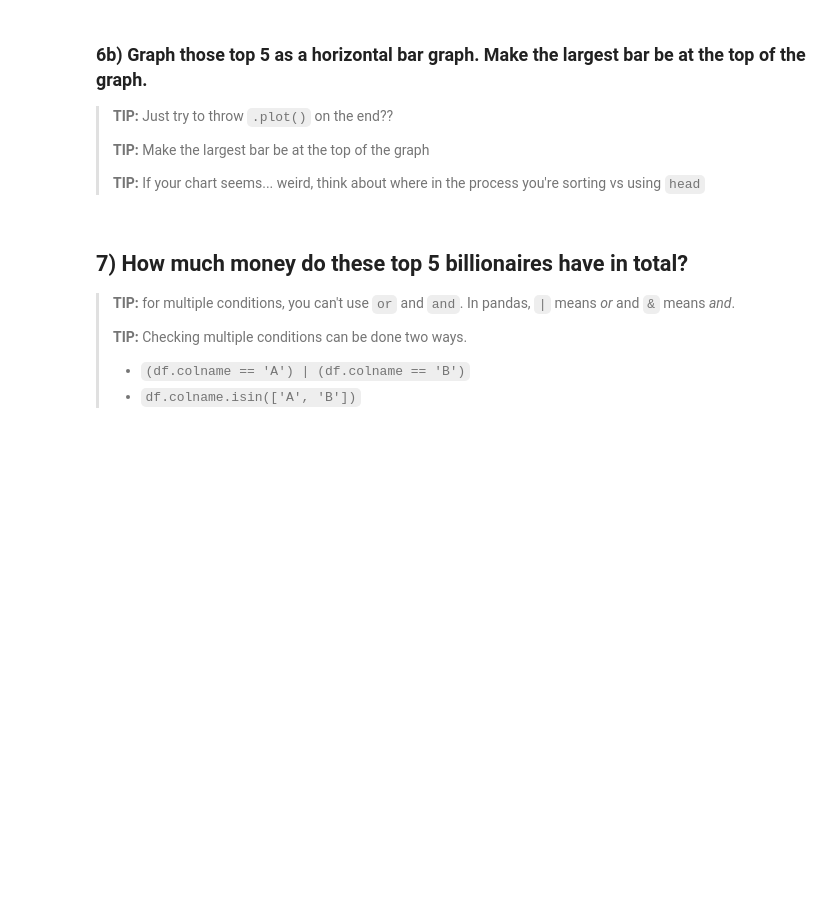
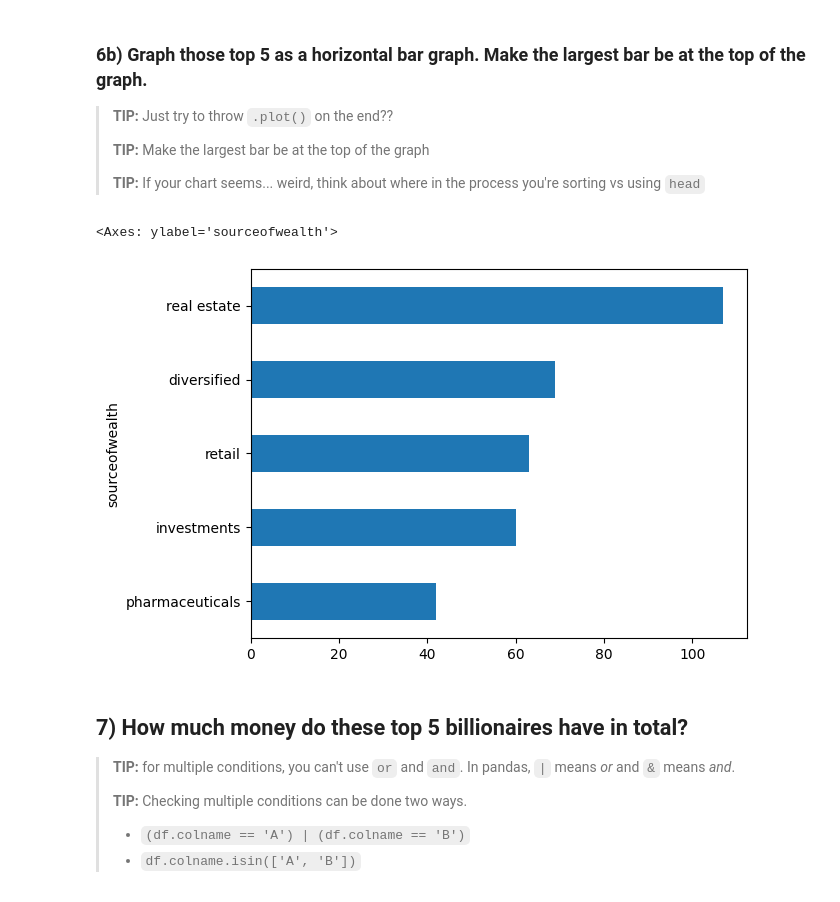
Before and after one commit to namanxshah/Homework-06-Pandas-and-GitHub, a Jupyter notebook: 02-Billionaires.ipynb, the cells around one changed output. Drawn from its saved outputs; the diff is of its cells as text; code cells hidden in the pictures; blank space fills up the shorter version.

```diff
--- a/02-Billionaires.ipynb
+++ b/02-Billionaires.ipynb
@@ -161,6 +175,11 @@ df.groupby("gender")["typeofwealth"].value_counts
 > **TIP:** Make the largest bar be at the top of the graph
 >
 > **TIP:** If your chart seems... weird, think about where in the process you're sorting vs using `head`
+# %%
+df["sourceofwealth"].value_counts().head(5).sort_values().plot(kind='barh')
+# %% [output]
+<Axes: ylabel='sourceofwealth'>
+[figure, added]
 # %% [markdown]
 ## 7) How much money do these top 5 billionaires have in total?
 
```
Also changed, not shown: parts of 14 cells of this notebook, 1 other file.
